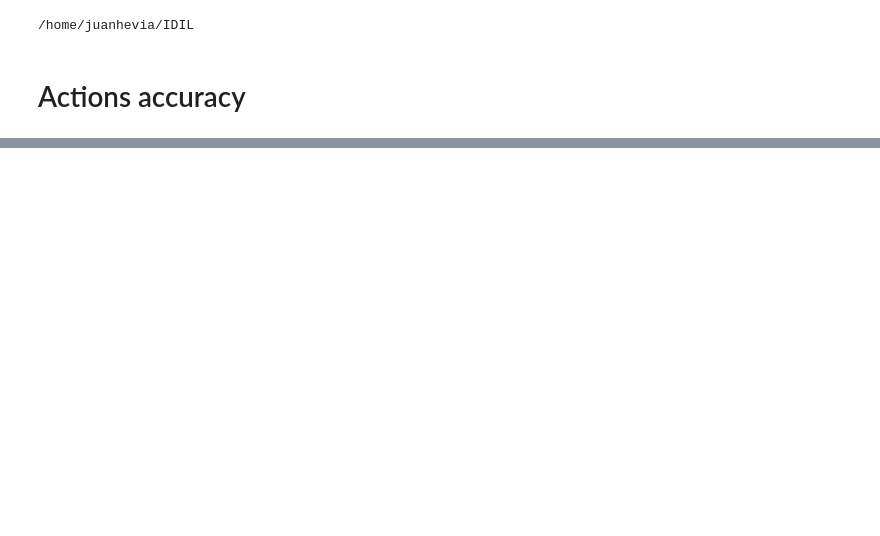
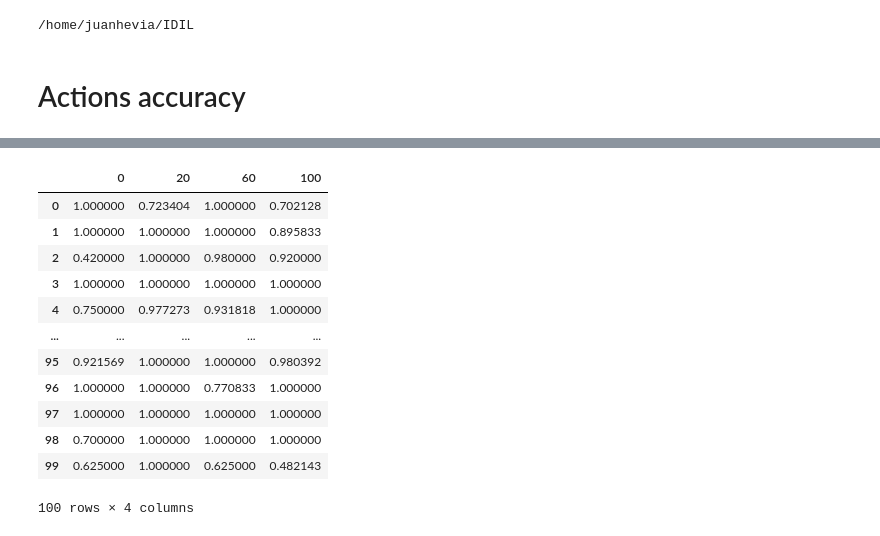
Before and after one commit to unhelkarlab/IDIL, a Jupyter notebook: notebooks/05_make_performance_visuals.ipynb, the cells around one changed output, grey strips where cells are left out. Cells and saved outputs as stored; diff of their text form; code cells hidden in the pictures; blank space fills up the shorter version.

```diff
--- a/notebooks/05_make_performance_visuals.ipynb
+++ b/notebooks/05_make_performance_visuals.ipynb
@@ -86,7 +86,7 @@ def get_agent(run_path: str, run_conf: Munch):
                            discrete_obs=isinstance(env.observation_space, gym.spaces.Discrete),
                            discrete_act=isinstance(env.action_space, gym.spaces.Discrete))
 
-    prefix = os.listdir(os.path.join(run_path, 'model'))[0].split("_pi")[0]
+    prefix = os.listdir(os.path.join(run_path, 'model'))[0].replace('_pi', '').replace('_tx', '').strip()
 
     miql_agent.load(os.path.join(run_path, 'model', prefix))
     return miql_agent
@@ -131,0 +200,18 @@ def compute_action_accuracy(expert_dataset, agent):
+# %%
+df_accs = pd.DataFrame(accs_by_k)
+
+df_accs
+# %% [output]
+|  | 0 | 20 | 60 | 100 |
+| 0 | 1.000000 | 0.723404 | 1.000000 | 0.702128 |
+| 1 | 1.000000 | 1.000000 | 1.000000 | 0.895833 |
+| 2 | 0.420000 | 1.000000 | 0.980000 | 0.920000 |
+| 3 | 1.000000 | 1.000000 | 1.000000 | 1.000000 |
+| 4 | 0.750000 | 0.977273 | 0.931818 | 1.000000 |
+| ... | ... | ... | ... | ... |
+| 95 | 0.921569 | 1.000000 | 1.000000 | 0.980392 |
+| 96 | 1.000000 | 1.000000 | 0.770833 | 1.000000 |
+| 97 | 1.000000 | 1.000000 | 1.000000 | 1.000000 |
+| 98 | 0.700000 | 1.000000 | 1.000000 | 1.000000 |
+| 99 | 0.625000 | 1.000000 | 0.625000 | 0.482143 |
+100 rows × 4 columns
```
Also changed, not shown: parts of 6 cells of this notebook, 2 other files.
